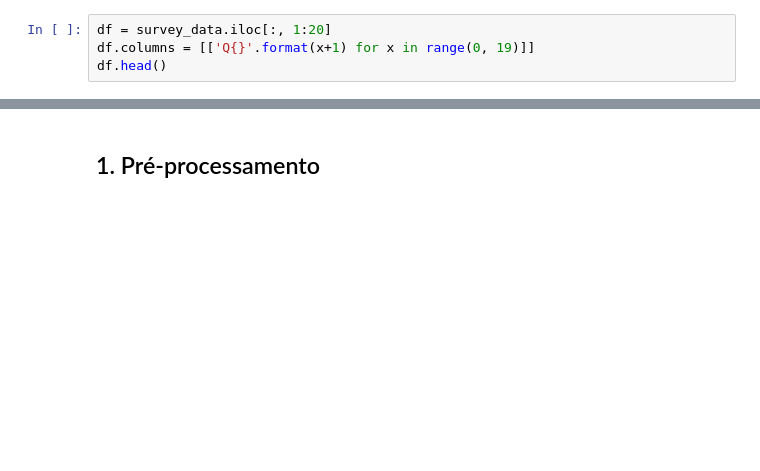
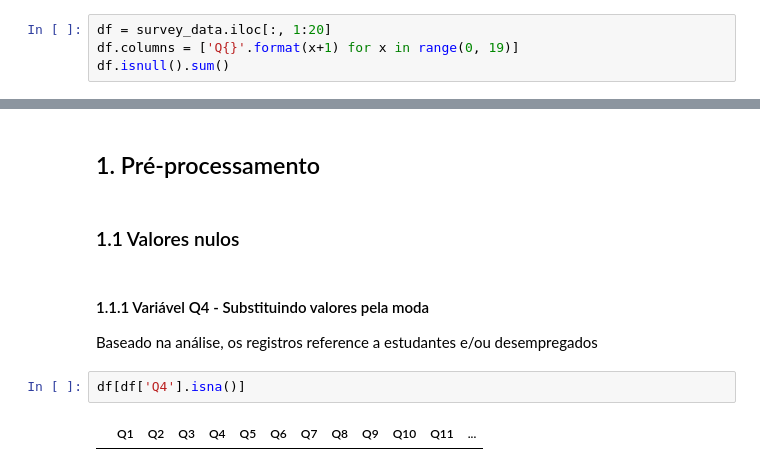
Before and after one commit to claytonrm/AnalisePreditivaSuicidio, a Jupyter notebook: AnalisePreditivaSuicidio.ipynb, the cells around one changed output, grey strips where cells are left out. Drawn from its saved outputs; the diff is of its cells as text; blank space fills up the shorter version.

```diff
--- a/AnalisePreditivaSuicidio.ipynb
+++ b/AnalisePreditivaSuicidio.ipynb
@@ -30,6 +30,6 @@ import pandas as pd
 survey_data = pd.read_csv('survey_data.csv')
 # %%
 df = survey_data.iloc[:, 1:20]
-df.columns = [['Q{}'.format(x+1) for x in range(0, 19)]]
-df.head()
+df.columns = ['Q{}'.format(x+1) for x in range(0, 19)]
+df.isnull().sum()
 # %% [output]
@@ -42,2 +56,12 @@ df.head()
 # %% [markdown]
 ## 1. Pré-processamento
+# %% [markdown]
+### 1.1 Valores nulos
+# %% [markdown]
+#### 1.1.1 Variável Q4 - Substituindo valores pela moda
+
+Baseado na análise, os registros reference a estudantes e/ou desempregados
+# %%
+df[df['Q4'].isna()]
+# %% [output]
+|  | Q1 | Q2 | Q3 | Q4 | Q5 | Q6 | Q7 | Q8 | Q9 | Q10 | Q11 | ... |
```
Also changed, not shown: parts of 7 cells of this notebook.
